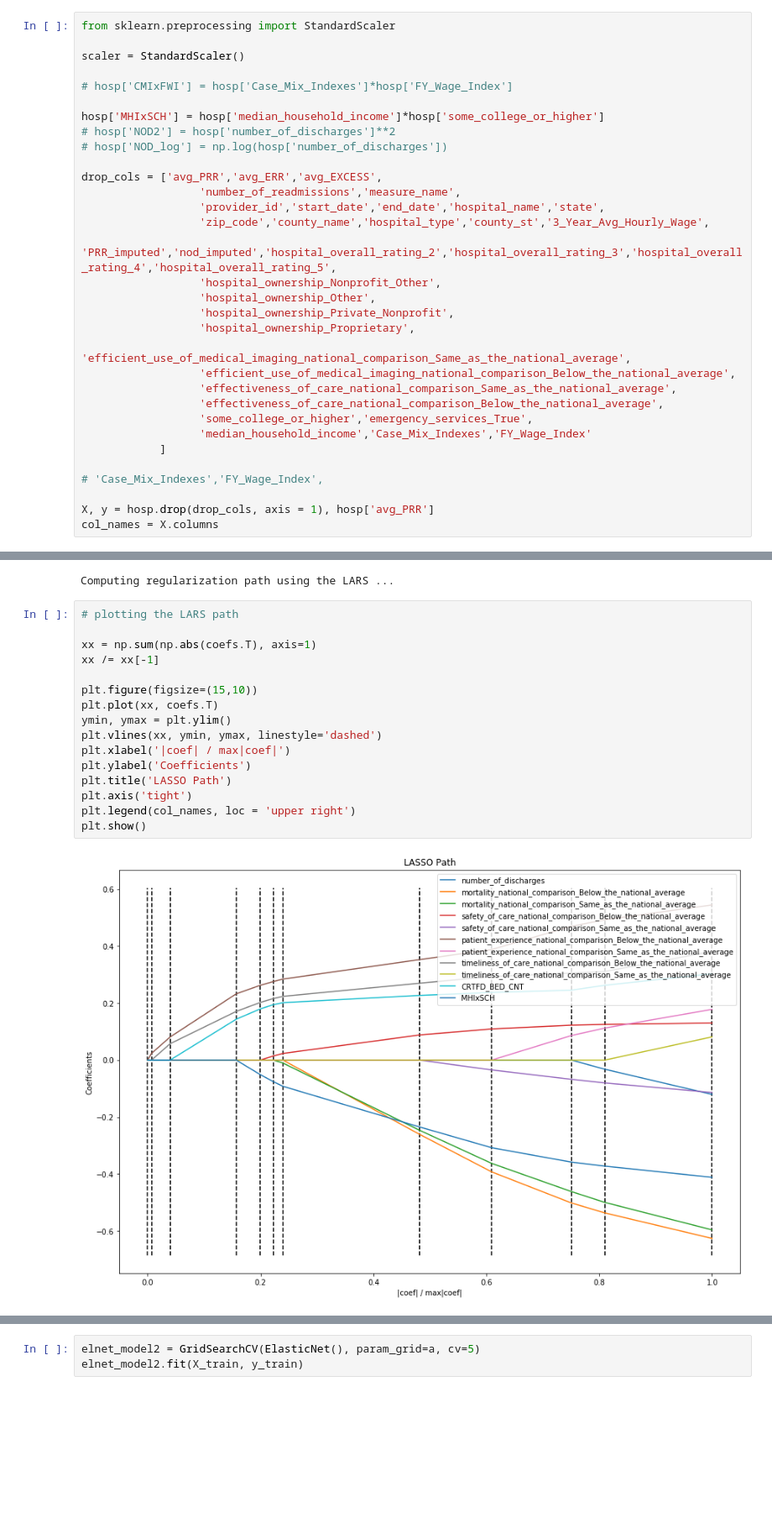
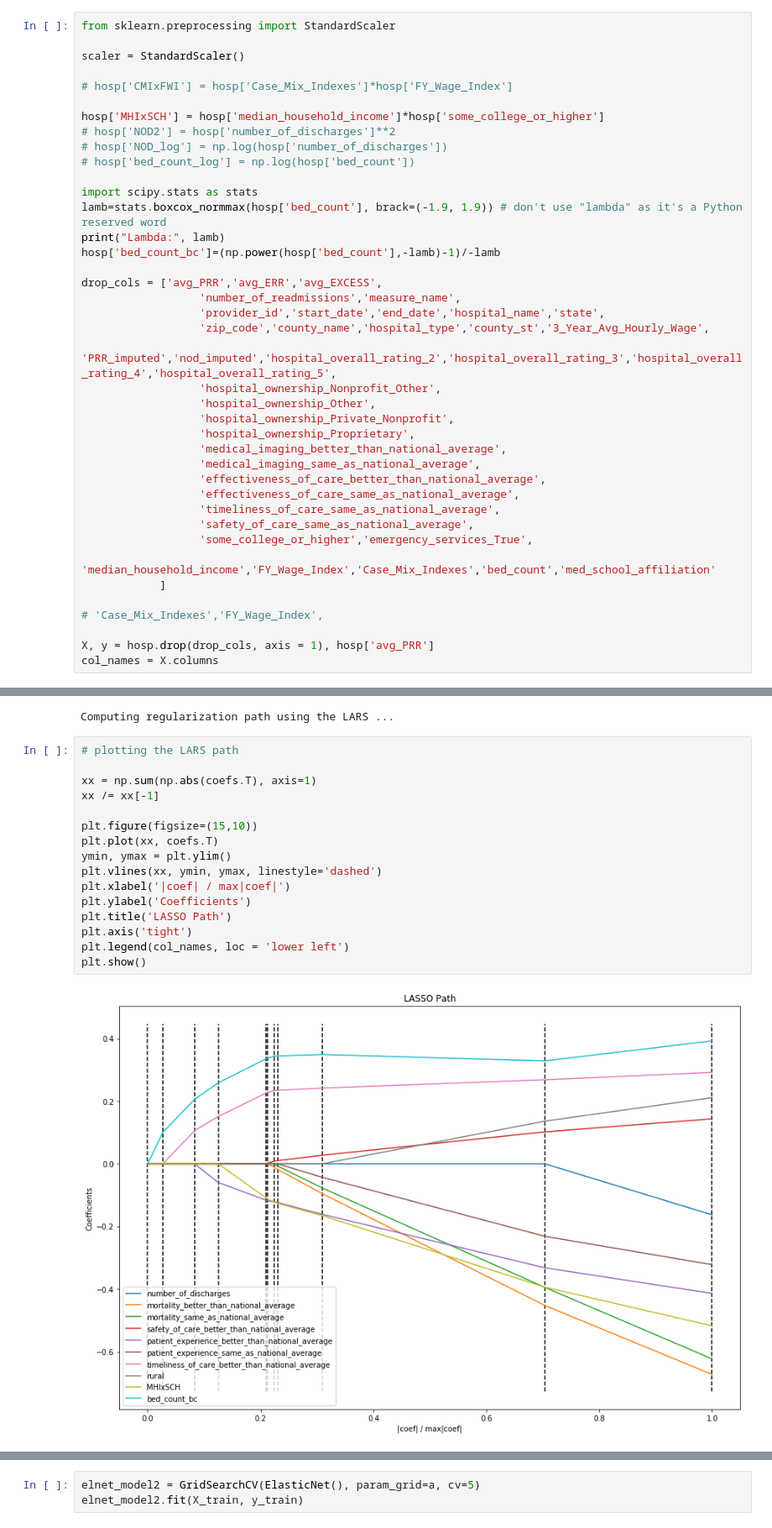
Before and after one commit to jocelynlau/metis-projects-2-5, a Jupyter notebook: project 2/modeling refresh.ipynb, the cells around one changed output, grey strips where cells are left out. Shown: that part at 84% size. Cells and saved outputs as stored; diff of their text form; blank space fills up the shorter version.

```diff
--- a/project 2/modeling refresh.ipynb
+++ b/project 2/modeling refresh.ipynb
@@ -76,6 +60,12 @@ scaler = StandardScaler()
 hosp['MHIxSCH'] = hosp['median_household_income']*hosp['some_college_or_higher']
 # hosp['NOD2'] = hosp['number_of_discharges']**2
 # hosp['NOD_log'] = np.log(hosp['number_of_discharges'])
+# hosp['bed_count_log'] = np.log(hosp['bed_count'])
+
+import scipy.stats as stats
+lamb=stats.boxcox_normmax(hosp['bed_count'], brack=(-1.9, 1.9)) # don't use "lambda" as it's a Python reserved word
+print("Lambda:", lamb)
+hosp['bed_count_bc']=(np.power(hosp['bed_count'],-lamb)-1)/-lamb
 
 drop_cols = ['avg_PRR','avg_ERR','avg_EXCESS',
                   'number_of_readmissions','measure_name',
@@ -86,12 +76,14 @@ drop_cols = ['avg_PRR','avg_ERR','avg_EXCESS',
                   'hospital_ownership_Other',
                   'hospital_ownership_Private_Nonprofit',
                   'hospital_ownership_Proprietary',
-                  'efficient_use_of_medical_imaging_national_comparison_Same_as_the_national_average',
-                  'efficient_use_of_medical_imaging_national_comparison_Below_the_national_average',
-                  'effectiveness_of_care_national_comparison_Same_as_the_national_average',
-                  'effectiveness_of_care_national_comparison_Below_the_national_average',
+                  'medical_imaging_better_than_national_average',
+                  'medical_imaging_same_as_national_average',
+                  'effectiveness_of_care_better_than_national_average',
+                  'effectiveness_of_care_same_as_national_average',
+                  'timeliness_of_care_same_as_national_average',
+                  'safety_of_care_same_as_national_average',
                   'some_college_or_higher','emergency_services_True',
-                  'median_household_income','Case_Mix_Indexes','FY_Wage_Index'
+                  'median_household_income','FY_Wage_Index','Case_Mix_Indexes','bed_count','med_school_affiliation'
             ]
 
 # 'Case_Mix_Indexes','FY_Wage_Index',
@@ -367,18 +339,18 @@ Computing regularization path using the LARS ...
 # %%
 # plotting the LARS path
 
 xx = np.sum(np.abs(coefs.T), axis=1)
 xx /= xx[-1]
 
 plt.figure(figsize=(15,10))
 plt.plot(xx, coefs.T)
 ymin, ymax = plt.ylim()
 plt.vlines(xx, ymin, ymax, linestyle='dashed')
 plt.xlabel('|coef| / max|coef|')
 plt.ylabel('Coefficients')
 plt.title('LASSO Path')
 plt.axis('tight')
-plt.legend(col_names, loc = 'upper right')
+plt.legend(col_names, loc = 'lower left')
 plt.show()
 # %% [output]
-[figure, old version]
+[figure, new version]
```
Also changed, not shown: parts of 77 cells of this notebook, 9 other files.
